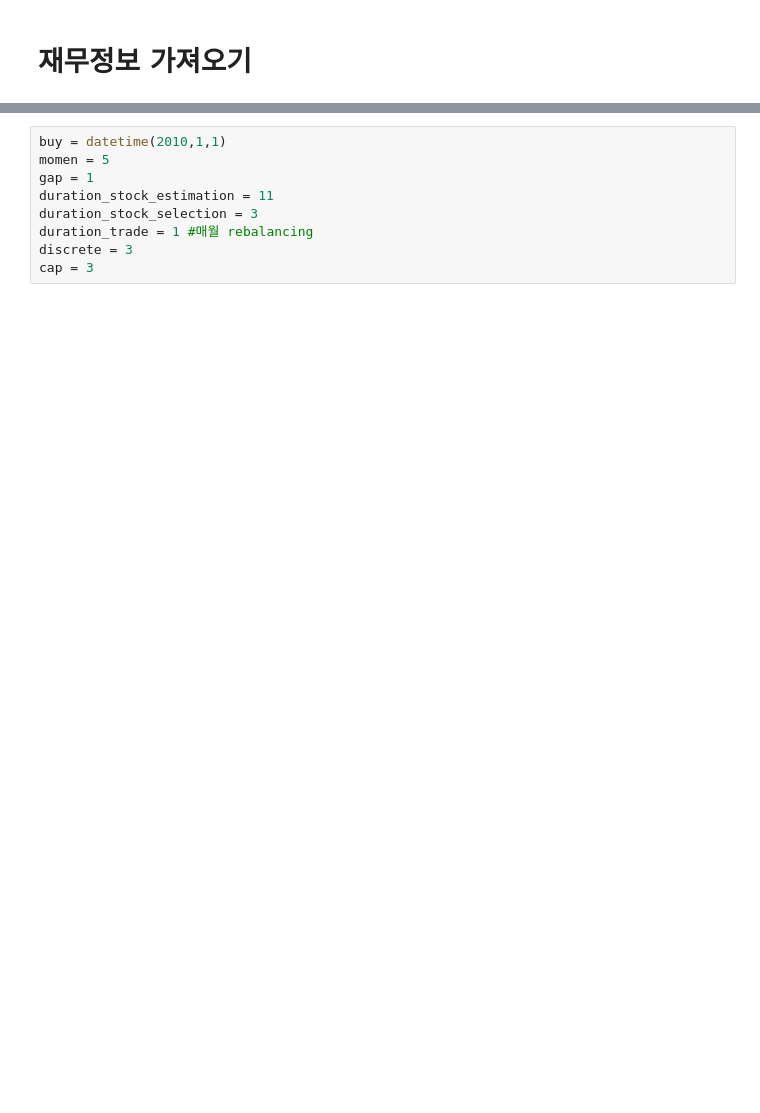
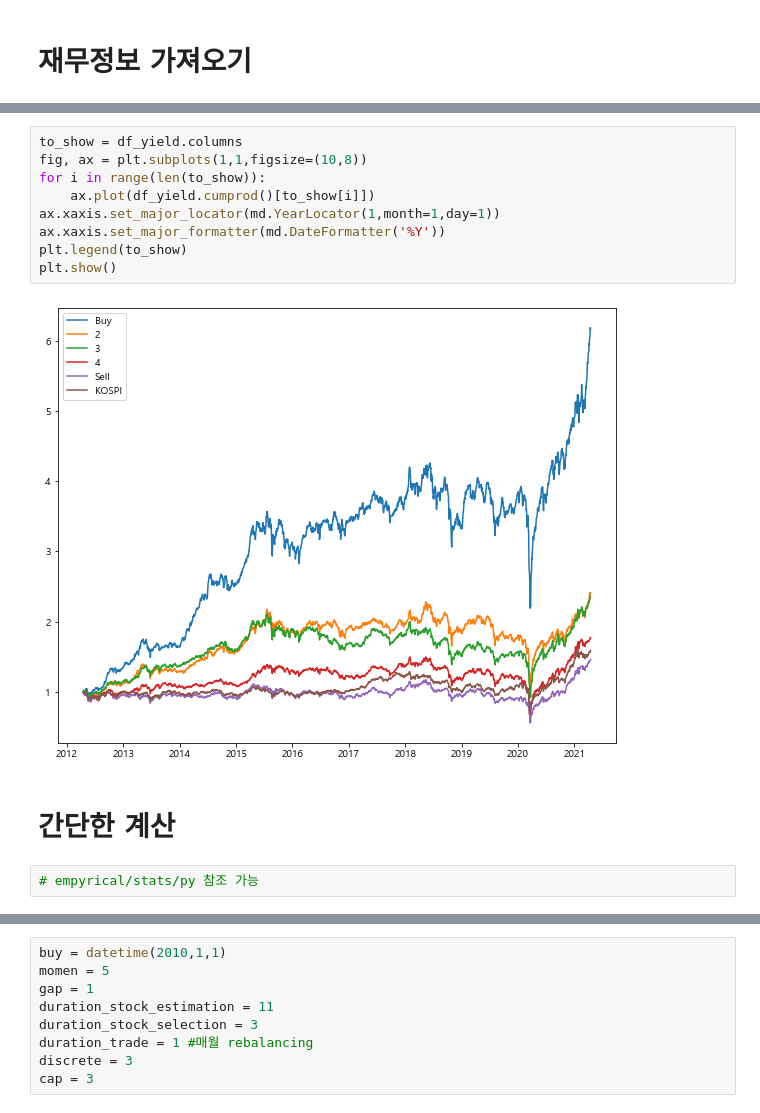
Before and after one commit to malkovich0/Finance, a Jupyter notebook: step3 Algorithm.ipynb, the cells around one changed output, grey strips where cells are left out. Saved outputs shown, nothing was run; the diff lists cells and outputs as text; blank space fills up the shorter version.

```diff
--- a/step3 Algorithm.ipynb
+++ b/step3 Algorithm.ipynb
@@ -396,0 +680,15 @@ finance_kospi[finance_kospi['period'] == 202012]
+# %%
+to_show = df_yield.columns
+fig, ax = plt.subplots(1,1,figsize=(10,8))
+for i in range(len(to_show)):
+    ax.plot(df_yield.cumprod()[to_show[i]])
+ax.xaxis.set_major_locator(md.YearLocator(1,month=1,day=1))
+ax.xaxis.set_major_formatter(md.DateFormatter('%Y'))
+plt.legend(to_show)
+plt.show()
+# %% [output]
+[figure, added]
+# %% [markdown]
+# 간단한 계산
+# %%
+# empyrical/stats/py 참조 가능
```
Also changed, not shown: parts of 90 cells of this notebook, 1 other file.
